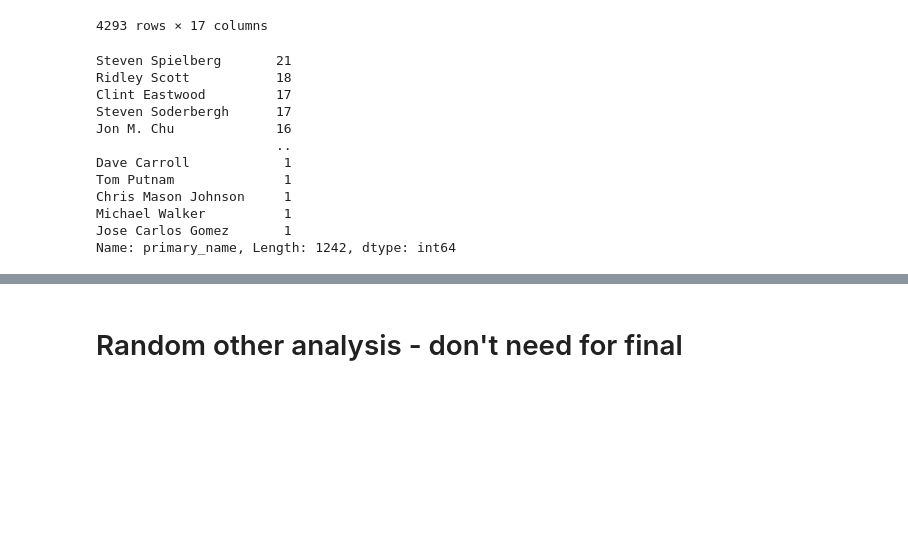
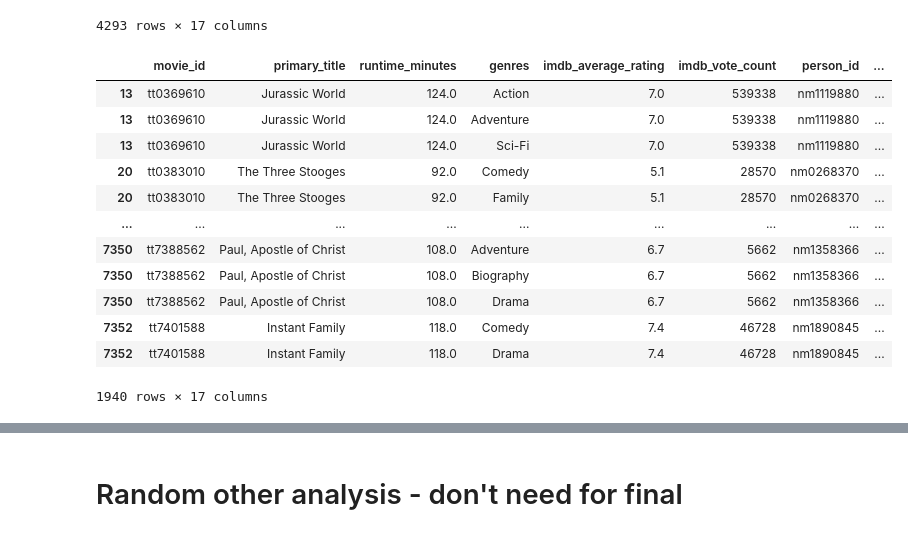
Before and after one commit to abwilliamss/AIAcademy-capstone, a Jupyter notebook: abby.ipynb, the cells around one changed output, grey strips where cells are left out. Cells and saved outputs as stored; diff of their text form; code cells hidden in the pictures; blank space fills up the shorter version.

```diff
--- a/abby.ipynb
+++ b/abby.ipynb
@@ -129,18 +130,3 @@ final
 | 7384 | tt8043306 | Teefa in Trouble | 155.0 | Crime | 7.4 | 2724 | nm6773153 | ... |
 | 7427 | tt8632862 | Fahrenheit 11/9 | 128.0 | Documentary | 6.7 | 11628 | nm0601619 | ... |
 4293 rows × 17 columns
-# %%
-final.primary_name.value_counts()
-# %% [output]
-Steven Spielberg       21
-Ridley Scott           18
-Clint Eastwood         17
-Steven Soderbergh      17
-Jon M. Chu             16
-                       ..
-Dave Carroll            1
-Tom Putnam              1
-Chris Mason Johnson     1
-Michael Walker          1
-Jose Carlos Gomez       1
-Name: primary_name, Length: 1242, dtype: int64
@@ -147 +137,17 @@ Name: primary_name, Length: 1242, dtype: int64
+# %%
+final_direct
+# %% [output]
+|  | movie_id | primary_title | runtime_minutes | genres | imdb_average_rating | imdb_vote_count | person_id | ... |
+| 13 | tt0369610 | Jurassic World | 124.0 | Action | 7.0 | 539338 | nm1119880 | ... |
+| 13 | tt0369610 | Jurassic World | 124.0 | Adventure | 7.0 | 539338 | nm1119880 | ... |
+| 13 | tt0369610 | Jurassic World | 124.0 | Sci-Fi | 7.0 | 539338 | nm1119880 | ... |
+| 20 | tt0383010 | The Three Stooges | 92.0 | Comedy | 5.1 | 28570 | nm0268370 | ... |
+| 20 | tt0383010 | The Three Stooges | 92.0 | Family | 5.1 | 28570 | nm0268370 | ... |
+| ... | ... | ... | ... | ... | ... | ... | ... | ... |
+| 7350 | tt7388562 | Paul, Apostle of Christ | 108.0 | Adventure | 6.7 | 5662 | nm1358366 | ... |
+| 7350 | tt7388562 | Paul, Apostle of Christ | 108.0 | Biography | 6.7 | 5662 | nm1358366 | ... |
+| 7350 | tt7388562 | Paul, Apostle of Christ | 108.0 | Drama | 6.7 | 5662 | nm1358366 | ... |
+| 7352 | tt7401588 | Instant Family | 118.0 | Comedy | 7.4 | 46728 | nm1890845 | ... |
+| 7352 | tt7401588 | Instant Family | 118.0 | Drama | 7.4 | 46728 | nm1890845 | ... |
+1940 rows × 17 columns
 # %%
```
Also changed, not shown: parts of 10 cells of this notebook.
